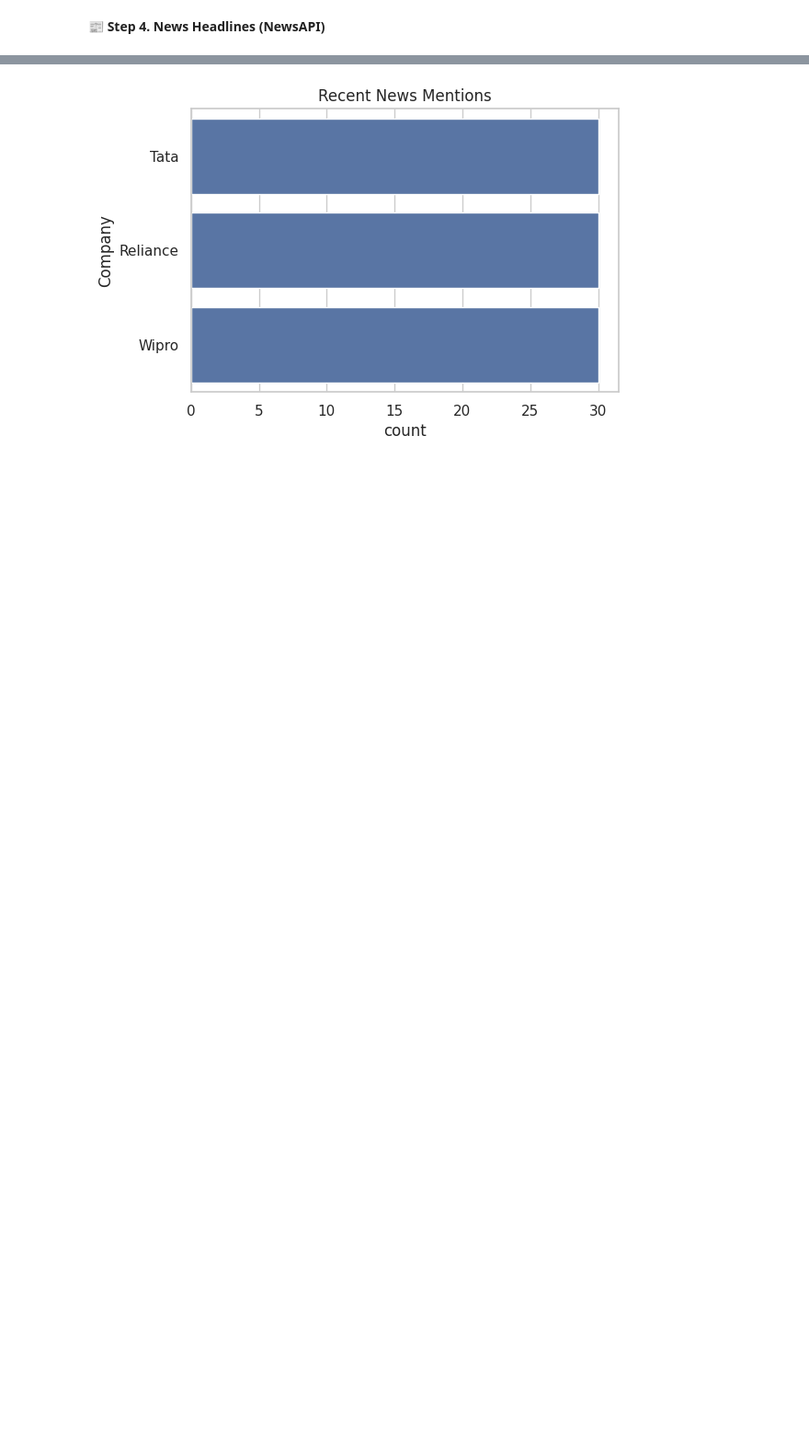
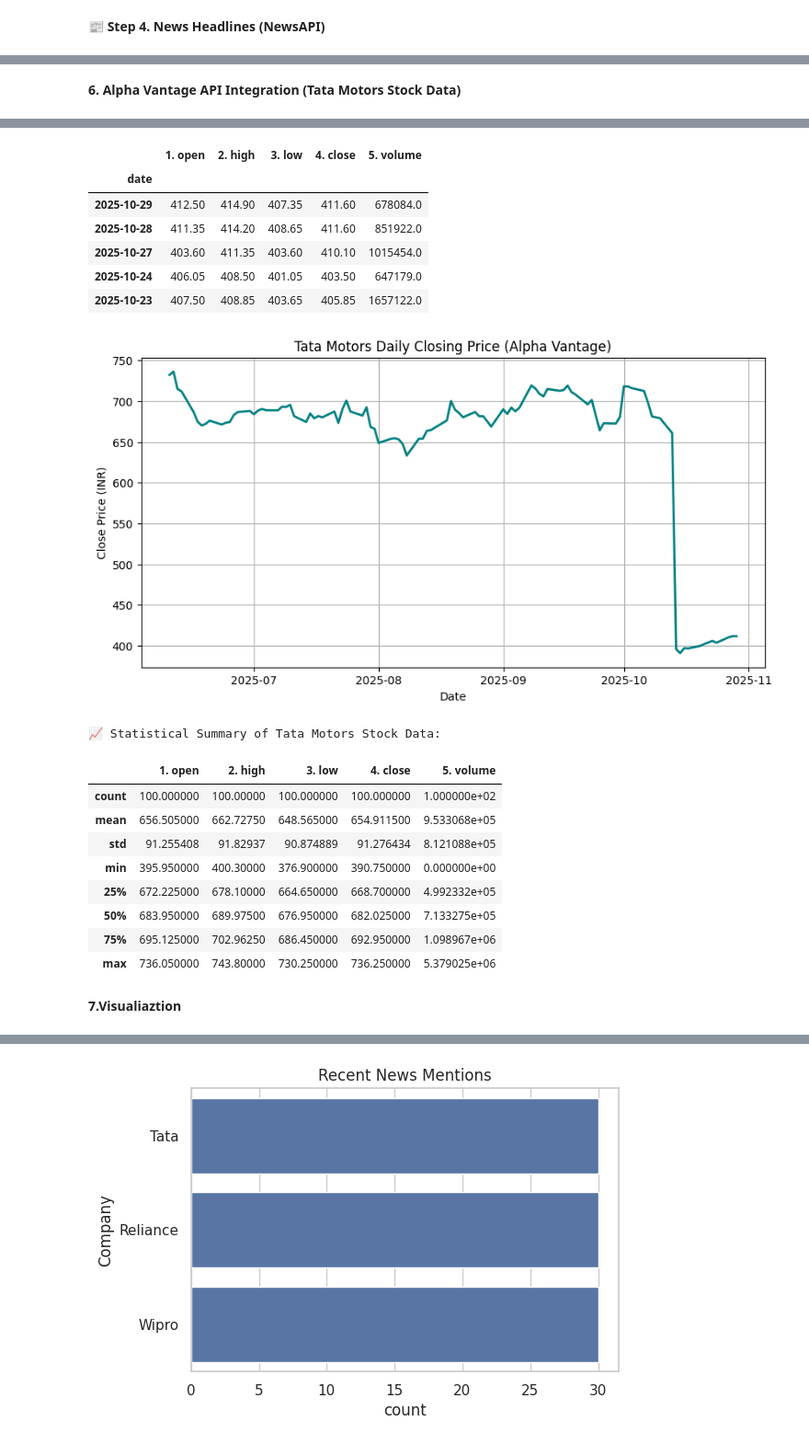
Before and after one commit to sonawanekavita01/Real-Time-Industry-Insight-Strategic-Intelligence-System, a Jupyter notebook: Real_Time_Industry_Insight_&_Strategic_Intelligence_System.ipynb, the cells around one changed output, grey strips where cells are left out. Shown: that part at 92% size. Cells and saved outputs as stored; diff of their text form; code cells hidden in the pictures; blank space fills up the shorter version.

```diff
--- a/Real_Time_Industry_Insight_&_Strategic_Intelligence_System.ipynb
+++ b/Real_Time_Industry_Insight_&_Strategic_Intelligence_System.ipynb
@@ -127,3 +132,47 @@ Data columns (total 4 columns):
 dtypes: datetime64[ns, UTC](1), object(3)
 memory usage: 2.9+ KB
 None
+# %% [markdown]
+**6. Alpha Vantage API Integration (Tata Motors Stock Data)**
+# %%
+# Install the required library
+!pip install alpha_vantage
+
+# Import libraries
+from alpha_vantage.timeseries import TimeSeries
+import pandas as pd
+import matplotlib.pyplot as plt
+
+# -----------------------------
+# 🔑 Replace with your API key
+# Get a free key at: https://www.alphavantage.co/support/#api-key
+# -----------------------------
+ALPHA_VANTAGE_API_KEY = "EIEDJPKIYK4PRPQR"
+
+# Initialize Alpha Vantage API
+ts = TimeSeries(key=ALPHA_VANTAGE_API_KEY, output_format='pandas')
+
+# -----------------------------
+# Fetch historical daily stock data for Tata Motors (BSE symbol: TATAMOTORS.BSE)
+# -----------------------------
+data, meta_data = ts.get_daily(symbol='TATAMOTORS.BSE', outputsize='compact')
+
+# Display first few rows
+print("📊 Tata Motors Daily Stock Data (Alpha Vantage):")
+display(data.head())
+
+# -----------------------------
+# Visualization – Closing Price Trend
+# -----------------------------
+plt.figure(figsize=(10,5))
+plt.plot(data.index, data['4. close'], color='teal', linewidth=2)
+plt.title('Tata Motors Daily Closing Price (Alpha Vantage)')
+plt.xlabel('Date')
+plt.ylabel('Close Price (INR)')
+plt.grid(True)
+plt.show()
+
+# Optional: Summary statistics
+print("\n📈 Statistical Summary of Tata Motors Stock Data:")
+display(data.describe())
+# %% [output]
@@ -130,3 +199,23 @@ None
+|  | 1. open | 2. high | 3. low | 4. close | 5. volume |
+| date |  |  |  |  |  |
+| 2025-10-29 | 412.50 | 414.90 | 407.35 | 411.60 | 678084.0 |
+| 2025-10-28 | 411.35 | 414.20 | 408.65 | 411.60 | 851922.0 |
+| 2025-10-27 | 403.60 | 411.35 | 403.60 | 410.10 | 1015454.0 |
+| 2025-10-24 | 406.05 | 408.50 | 401.05 | 403.50 | 647179.0 |
+| 2025-10-23 | 407.50 | 408.85 | 403.65 | 405.85 | 1657122.0 |
+[figure, added]
+📈 Statistical Summary of Tata Motors Stock Data:
+|  | 1. open | 2. high | 3. low | 4. close | 5. volume |
+| count | 100.000000 | 100.00000 | 100.000000 | 100.000000 | 1.000000e+02 |
+| mean | 656.505000 | 662.72750 | 648.565000 | 654.911500 | 9.533068e+05 |
+| std | 91.255408 | 91.82937 | 90.874889 | 91.276434 | 8.121088e+05 |
+| min | 395.950000 | 400.30000 | 376.900000 | 390.750000 | 0.000000e+00 |
+| 25% | 672.225000 | 678.10000 | 664.650000 | 668.700000 | 4.992332e+05 |
+| 50% | 683.950000 | 689.97500 | 676.950000 | 682.025000 | 7.133275e+05 |
+| 75% | 695.125000 | 702.96250 | 686.450000 | 692.950000 | 1.098967e+06 |
+| max | 736.050000 | 743.80000 | 730.250000 | 736.250000 | 5.379025e+06 |
+# %% [markdown]
+**7.Visualiaztion**
 # %%
 sns.set(style="whitegrid")
 
```
Also changed, not shown: parts of 7 cells of this notebook.
